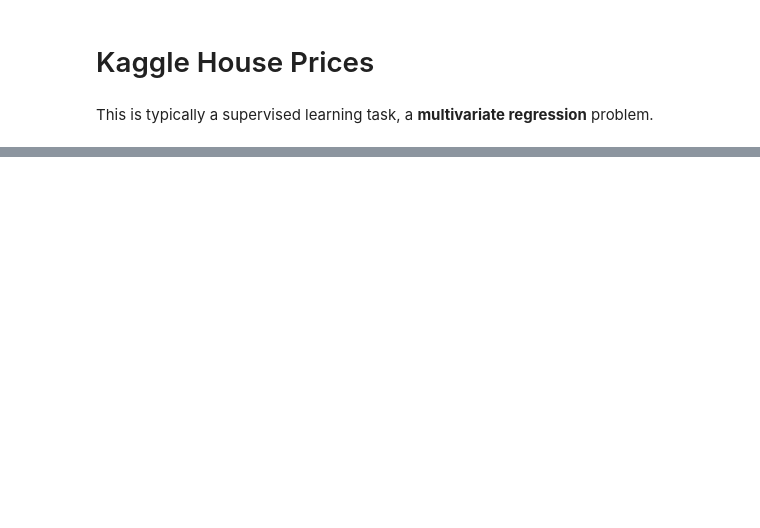
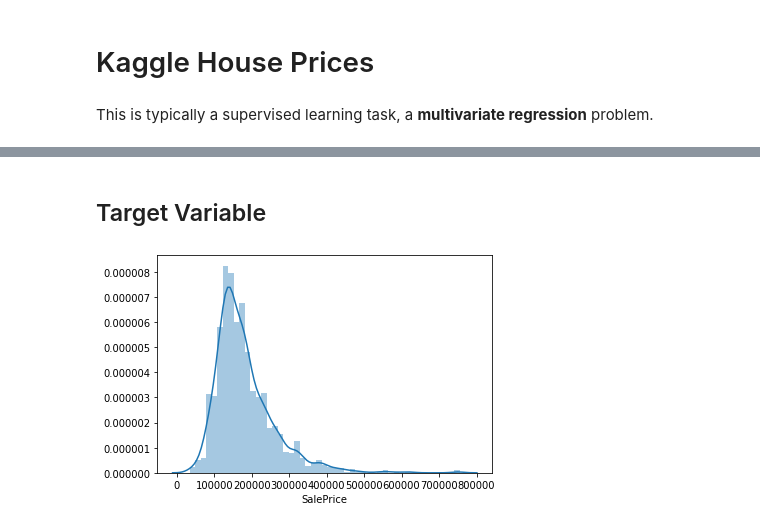
Before and after one commit to ryanhpark/HousingPricePrediction_ML, a Jupyter notebook: Lucas/Kaggle House Price.ipynb, the cells around one changed output, grey strips where cells are left out. Drawn from its saved outputs; the diff is of its cells as text; code cells hidden in the pictures; blank space fills up the shorter version.

```diff
--- a/Lucas/Kaggle House Price.ipynb
+++ b/Lucas/Kaggle House Price.ipynb
@@ -176,0 +15,3 @@ SimpleImputer(add_indicator=False, copy=True, fill_value=None,
+# %%
+train_df = pd.read_csv("../train.csv",index_col = "Id")
+train_df.head()
@@ -176,0 +56,7 @@ SimpleImputer(add_indicator=False, copy=True, fill_value=None,
+# %% [markdown]
+## Target Variable
+# %%
+# our target variable is SalePrice
+sns.distplot(train_df['SalePrice']);
+# %% [output]
+[figure, added]
```
Also changed, not shown: parts of 52 cells of this notebook.
